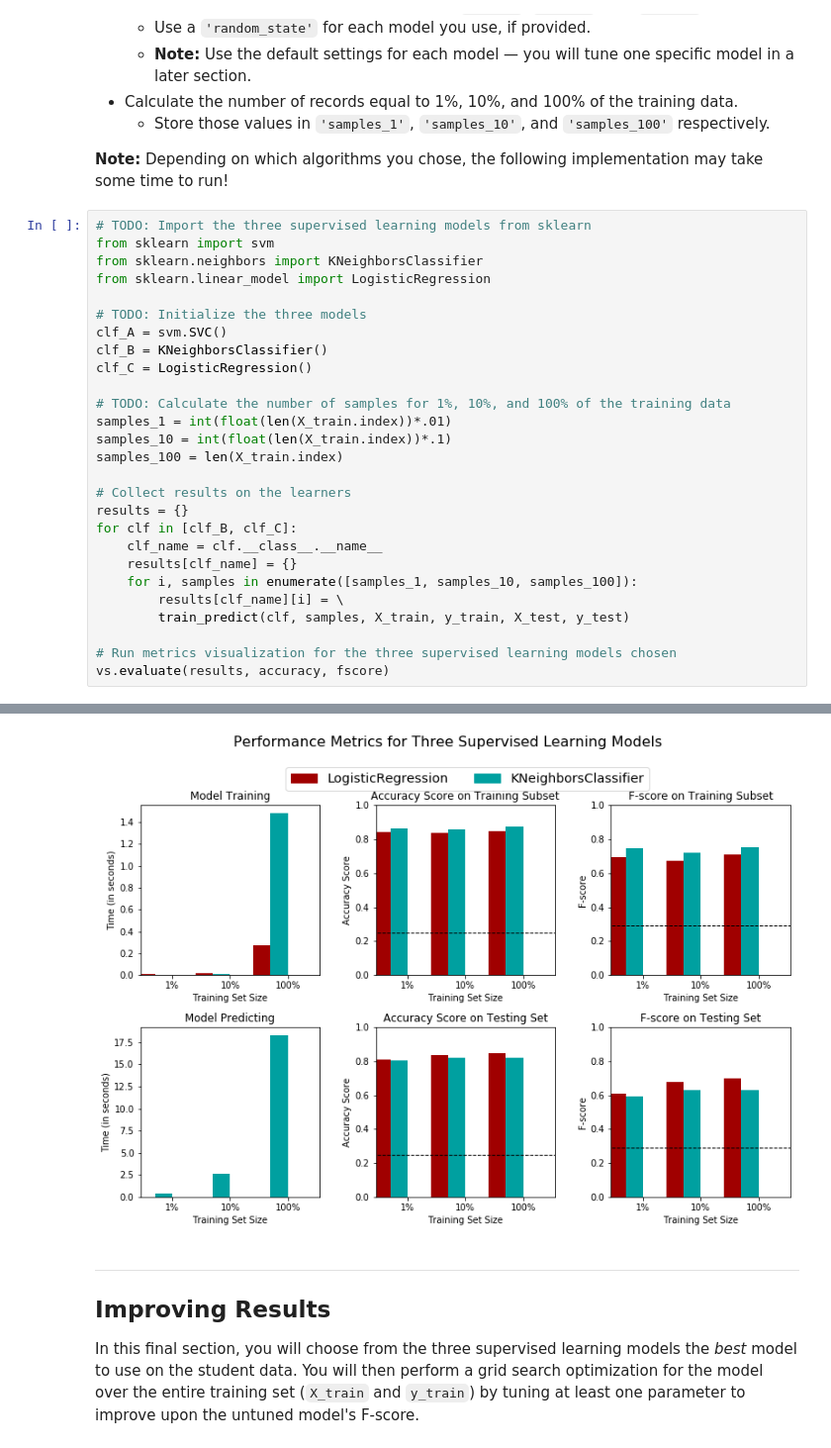
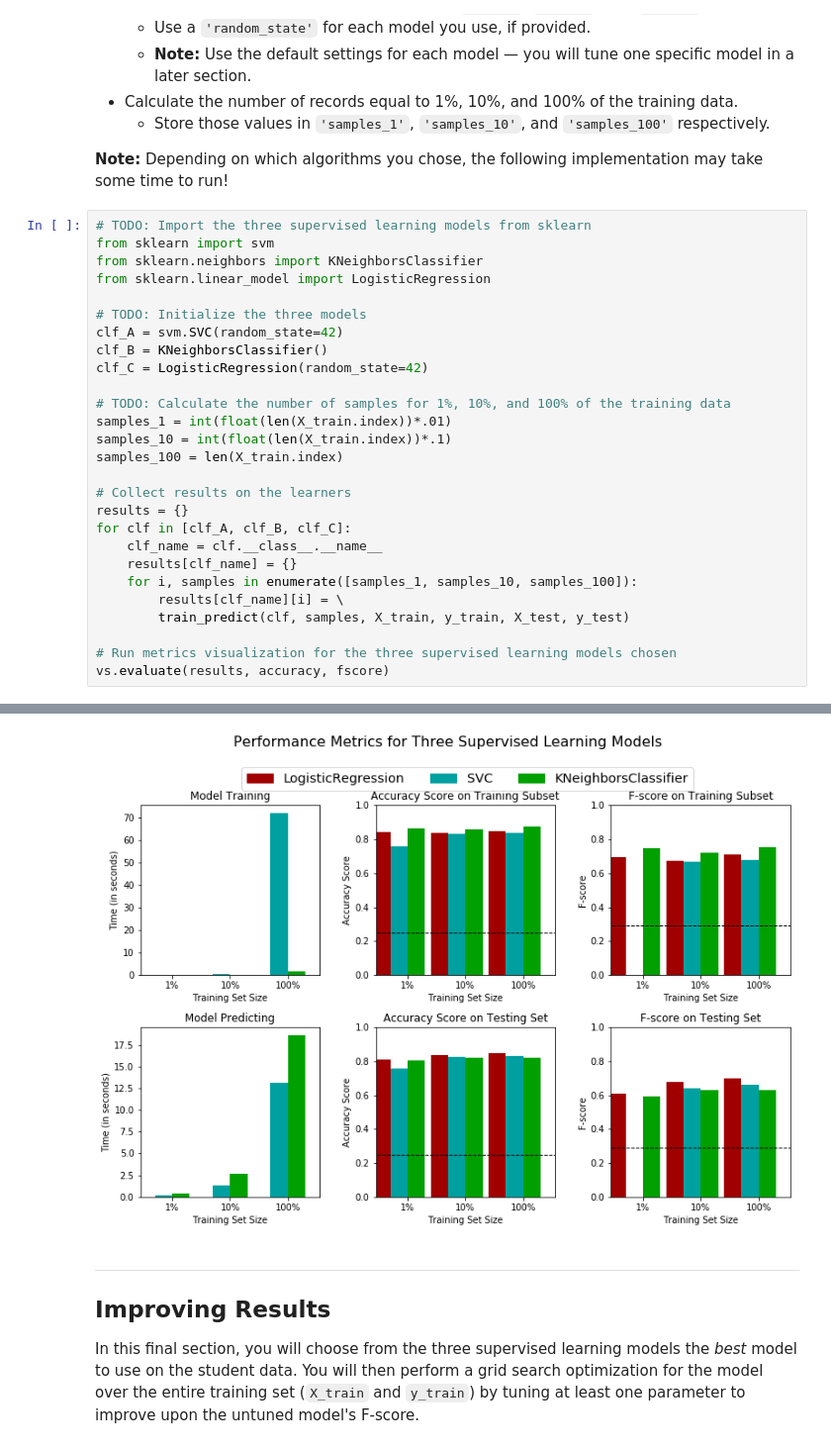
Before and after one commit to dreamerkumar/machine-learning, a Jupyter notebook: projects/finding_donors/finding_donors.ipynb, the cells around one changed output, grey strips where cells are left out. Shown: that part at 99% size. Saved outputs shown, nothing was run; the diff lists cells and outputs as text.

Commit message:
Using float when dividing and setting random_state wherever the classifier allows for it

```diff
--- a/projects/finding_donors/finding_donors.ipynb
+++ b/projects/finding_donors/finding_donors.ipynb
@@ -374,9 +374,9 @@ from sklearn.neighbors import KNeighborsClassifier
 from sklearn.linear_model import LogisticRegression
 
 # TODO: Initialize the three models
-clf_A = svm.SVC()
+clf_A = svm.SVC(random_state=42)
 clf_B = KNeighborsClassifier()
-clf_C = LogisticRegression()
+clf_C = LogisticRegression(random_state=42)
 
 # TODO: Calculate the number of samples for 1%, 10%, and 100% of the training data
 samples_1 = int(float(len(X_train.index))*.01)
@@ -385,7 +385,7 @@ samples_100 = len(X_train.index)
 
 # Collect results on the learners
 results = {}
-for clf in [clf_B, clf_C]:
+for clf in [clf_A, clf_B, clf_C]:
     clf_name = clf.__class__.__name__
     results[clf_name] = {}
     for i, samples in enumerate([samples_1, samples_10, samples_100]):
@@ -410,4 +416,4 @@ LogisticRegression trained on 36177 samples.
-[figure, old version]
+[figure, new version]
 # %% [markdown]
 ----
 ## Improving Results
```
Also changed, not shown: parts of 4 cells of this notebook.
